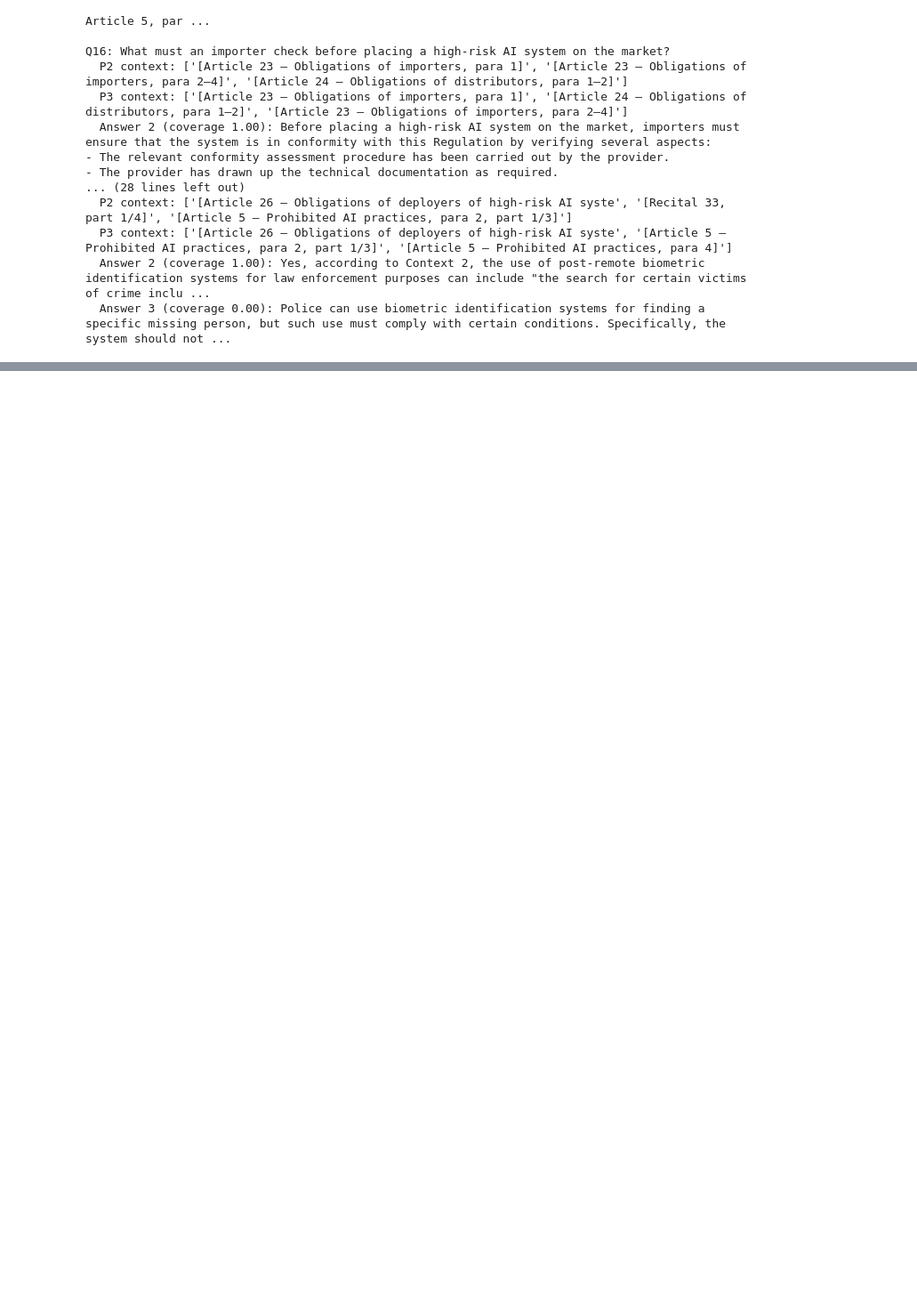
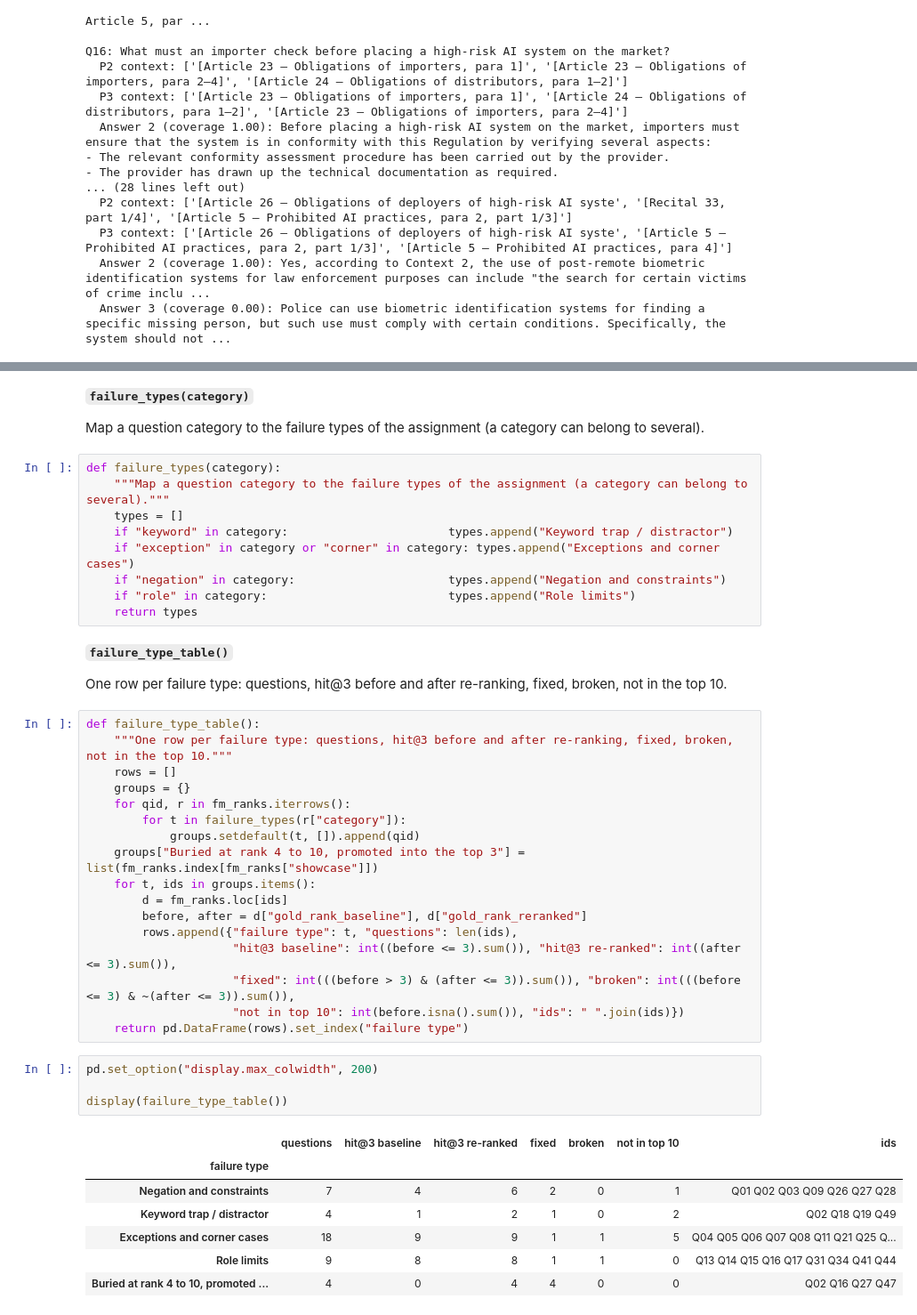
Before and after one commit to vishakkashyapk30/lma-rag-assignment, a Jupyter notebook: code.ipynb, the cells around one changed output, grey strips where cells are left out. Shown at 89% size. Cells and saved outputs as stored; diff of their text form; blank space fills up the shorter version.

```diff
--- a/rag_baseline_vs_reranking.ipynb
+++ b/code.ipynb
@@ -3126,0 +3149,46 @@ Q16: What must an importer check before placing a high-risk AI system on the mar
+# %% [markdown]
+**`failure_types(category)`**
+
+Map a question category to the failure types of the assignment (a category can belong to several).
+# %%
+def failure_types(category):
+    """Map a question category to the failure types of the assignment (a category can belong to several)."""
+    types = []
+    if "keyword" in category:                       types.append("Keyword trap / distractor")
+    if "exception" in category or "corner" in category: types.append("Exceptions and corner cases")
+    if "negation" in category:                      types.append("Negation and constraints")
+    if "role" in category:                          types.append("Role limits")
+    return types
+# %% [markdown]
+**`failure_type_table()`**
+
+One row per failure type: questions, hit@3 before and after re-ranking, fixed, broken, not in the top 10.
+# %%
+def failure_type_table():
+    """One row per failure type: questions, hit@3 before and after re-ranking, fixed, broken, not in the top 10."""
+    rows = []
+    groups = {}
+    for qid, r in fm_ranks.iterrows():
+        for t in failure_types(r["category"]):
+            groups.setdefault(t, []).append(qid)
+    groups["Buried at rank 4 to 10, promoted into the top 3"] = list(fm_ranks.index[fm_ranks["showcase"]])
+    for t, ids in groups.items():
+        d = fm_ranks.loc[ids]
+        before, after = d["gold_rank_baseline"], d["gold_rank_reranked"]
+        rows.append({"failure type": t, "questions": len(ids),
+                     "hit@3 baseline": int((before <= 3).sum()), "hit@3 re-ranked": int((after <= 3).sum()),
+                     "fixed": int(((before > 3) & (after <= 3)).sum()), "broken": int(((before <= 3) & ~(after <= 3)).sum()),
+                     "not in top 10": int(before.isna().sum()), "ids": " ".join(ids)})
+    return pd.DataFrame(rows).set_index("failure type")
+# %%
+pd.set_option("display.max_colwidth", 200)
+
+display(failure_type_table())
+# %% [output]
+|  | questions | hit@3 baseline | hit@3 re-ranked | fixed | broken | not in top 10 | ids |
+| failure type |  |  |  |  |  |  |  |
+| Negation and constraints | 7 | 4 | 6 | 2 | 0 | 1 | Q01 Q02 Q03 Q09 Q26 Q27 Q28 |
+| Keyword trap / distractor | 4 | 1 | 2 | 1 | 0 | 2 | Q02 Q18 Q19 Q49 |
+| Exceptions and corner cases | 18 | 9 | 9 | 1 | 1 | 5 | Q04 Q05 Q06 Q07 Q08 Q11 Q21 Q25 Q... |
+| Role limits | 9 | 8 | 8 | 1 | 1 | 0 | Q13 Q14 Q15 Q16 Q17 Q31 Q34 Q41 Q44 |
+| Buried at rank 4 to 10, promoted ... | 4 | 0 | 4 | 4 | 0 | 0 | Q02 Q16 Q27 Q47 |
```
Also changed, not shown: parts of 67 cells of this notebook.
